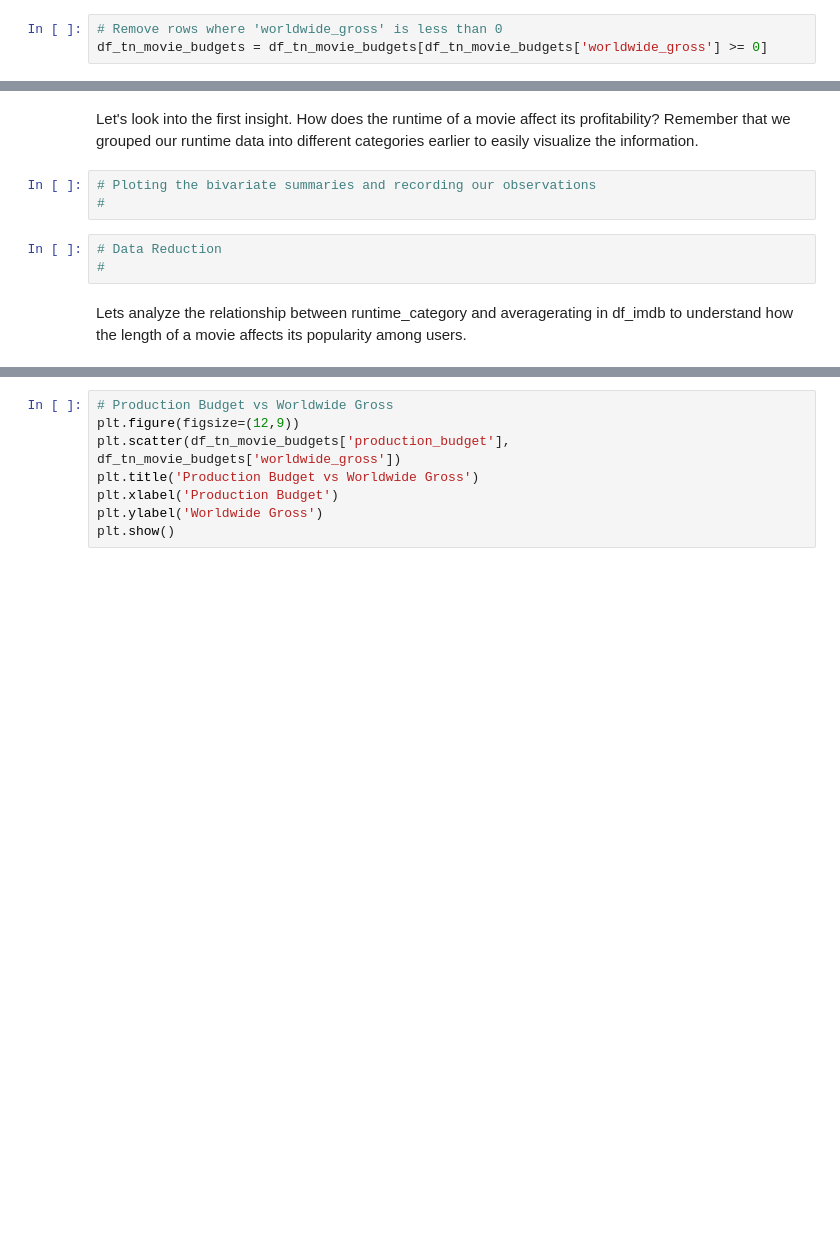
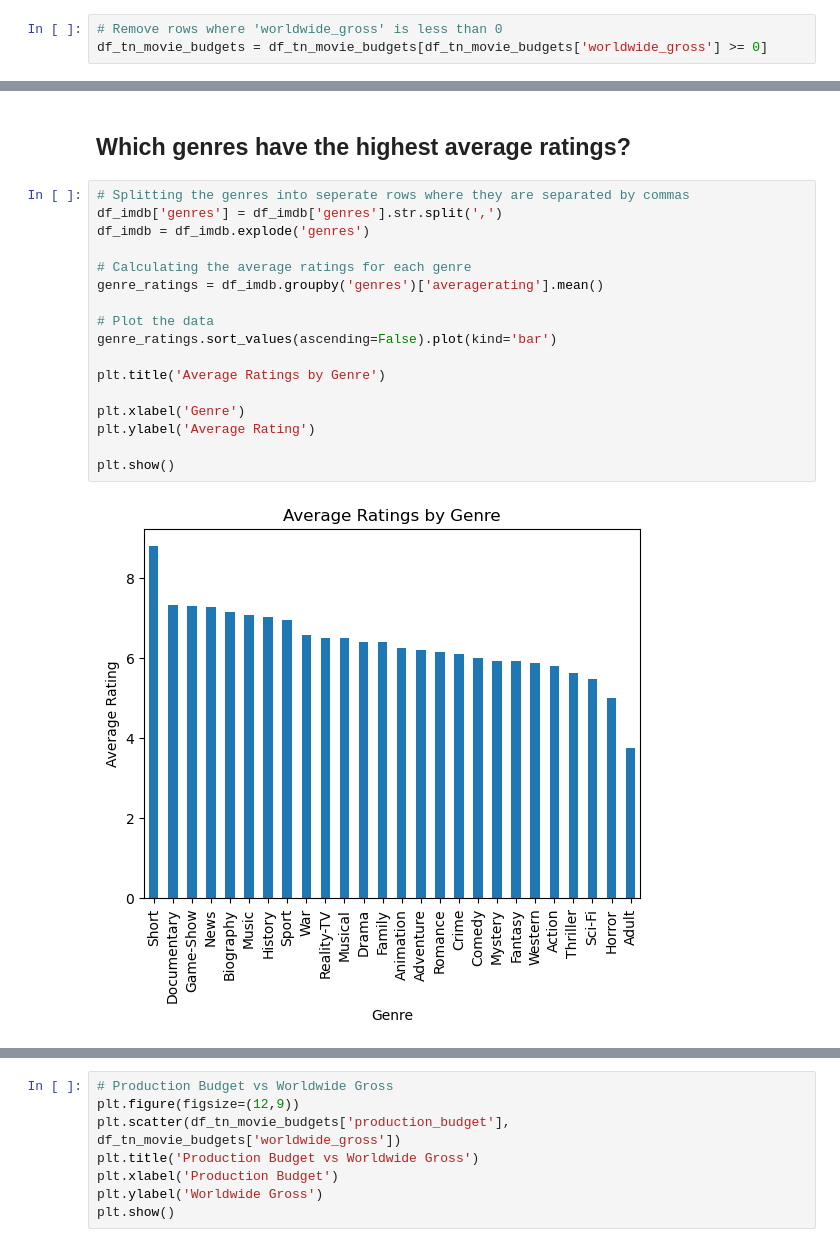
Before and after one commit to PerisWamoni/BoxOffice_Analysis, a Jupyter notebook: Box Office Analysis.ipynb, the cells around one changed output, grey strips where cells are left out. Drawn from its saved outputs; the diff is of its cells as text; blank space fills up the shorter version.

```diff
--- a/Box Office Analysis.ipynb
+++ b/Box Office Analysis.ipynb
@@ -416,10 +418,21 @@ df_tn_movie_budgets = df_tn_movie_budgets[df_tn_movie_budgets['worldwide_gross']
-# %% [markdown]
-Let's look into the first insight. How does the runtime of a movie affect its profitability? Remember that we grouped our runtime data into different categories earlier to easily visualize the information.
-# %%
-# Ploting the bivariate summaries and recording our observations
-#
-# %%
-# Data Reduction
-#
-# %% [markdown]
-Lets analyze the relationship between runtime_category and averagerating in df_imdb to understand how the length of a movie affects its popularity among users.
+# %% [markdown]
+## Which genres have the highest average ratings?
+# %%
+# Splitting the genres into seperate rows where they are separated by commas
+df_imdb['genres'] = df_imdb['genres'].str.split(',')
+df_imdb = df_imdb.explode('genres')
+
+# Calculating the average ratings for each genre
+genre_ratings = df_imdb.groupby('genres')['averagerating'].mean()
+
+# Plot the data
+genre_ratings.sort_values(ascending=False).plot(kind='bar')
+
+plt.title('Average Ratings by Genre')
+
+plt.xlabel('Genre')
+plt.ylabel('Average Rating')
+
+plt.show()
+# %% [output]
+[figure, added]
```
Also changed, not shown: parts of 60 cells of this notebook.
